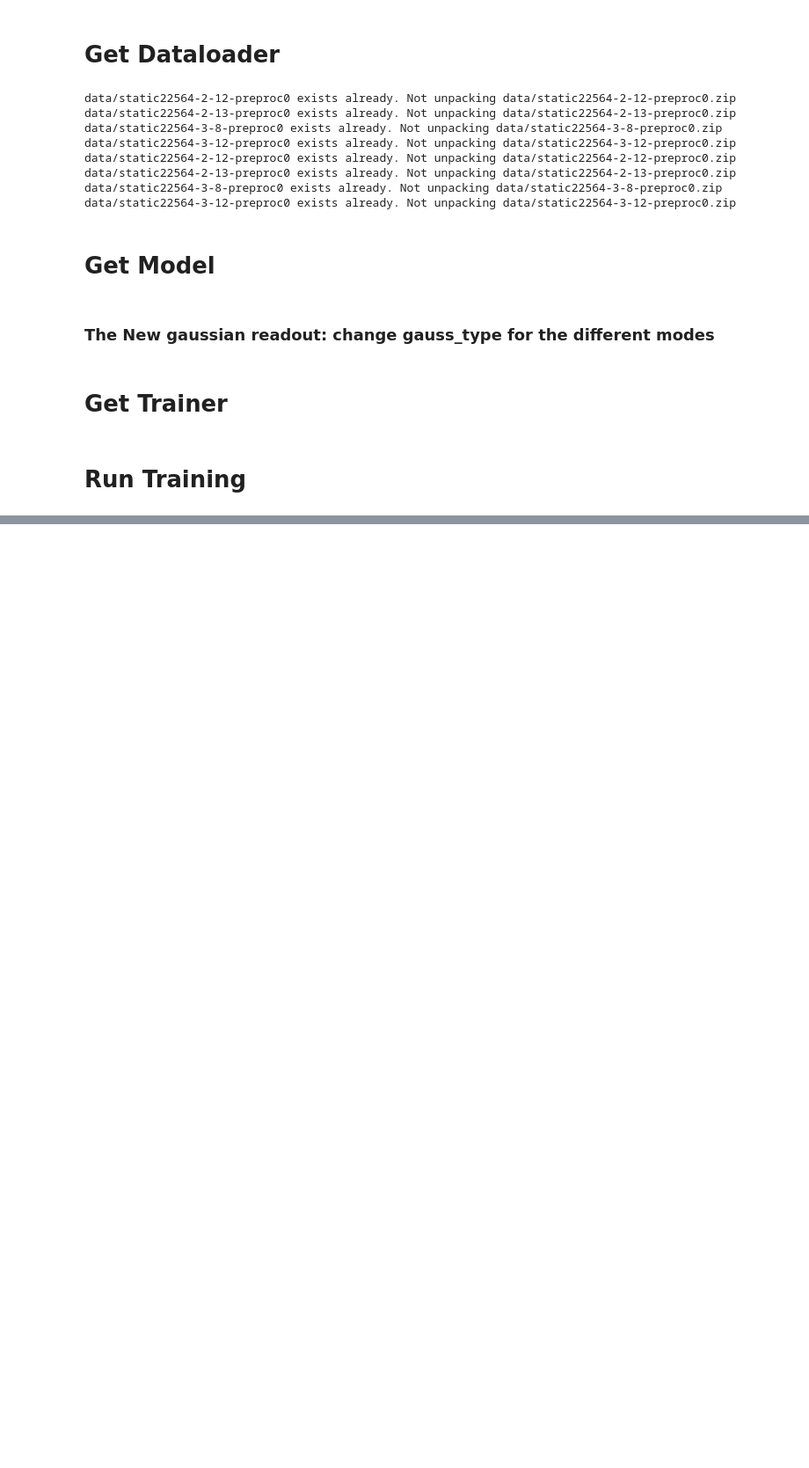
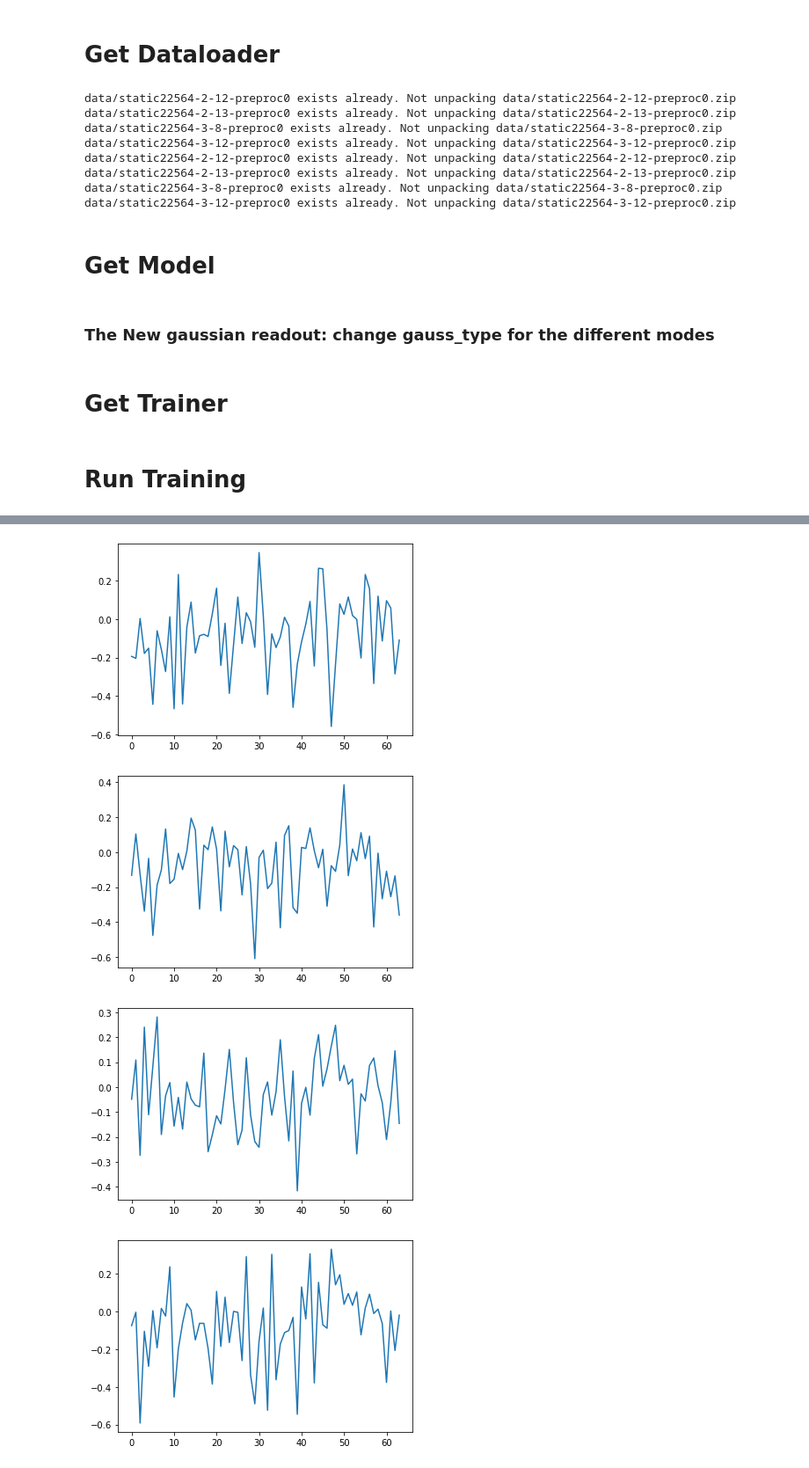
Before and after one commit to sinzlab/nnsysident, a Jupyter notebook: notebooks/gaussian_test.ipynb, the cells around one changed output, grey strips where cells are left out. Shown: that part at 88% size. Saved outputs shown, nothing was run; the diff lists cells and outputs as text; code cells hidden in the pictures; blank space fills up the shorter version.

```diff
--- a/notebooks/gaussian_test.ipynb
+++ b/notebooks/gaussian_test.ipynb
@@ -227,0 +248,9 @@ tensor([[[[1.0010]],
+# %%
+for i in range(10):
+    plt.plot(features[:,i])
+    plt.show()
+# %% [output]
+[figure, added]
+[figure, added]
+[figure, added]
+[figure, added]
```
Also changed, not shown: parts of 11 cells of this notebook, 5 other files.
